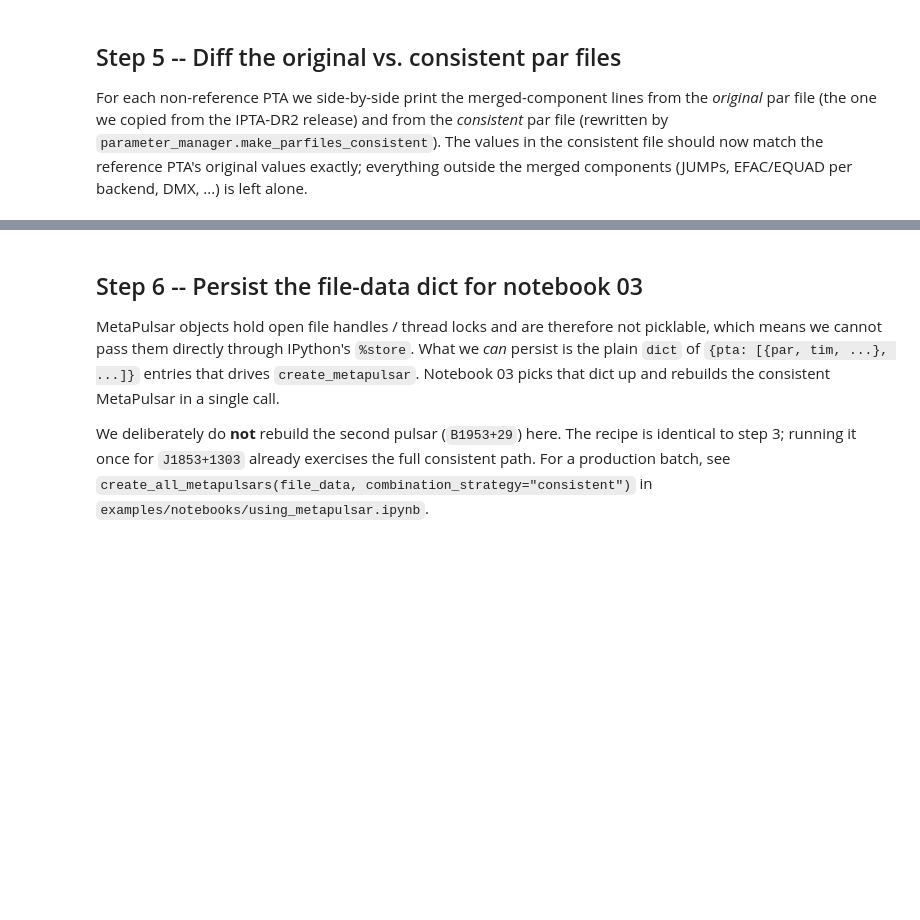
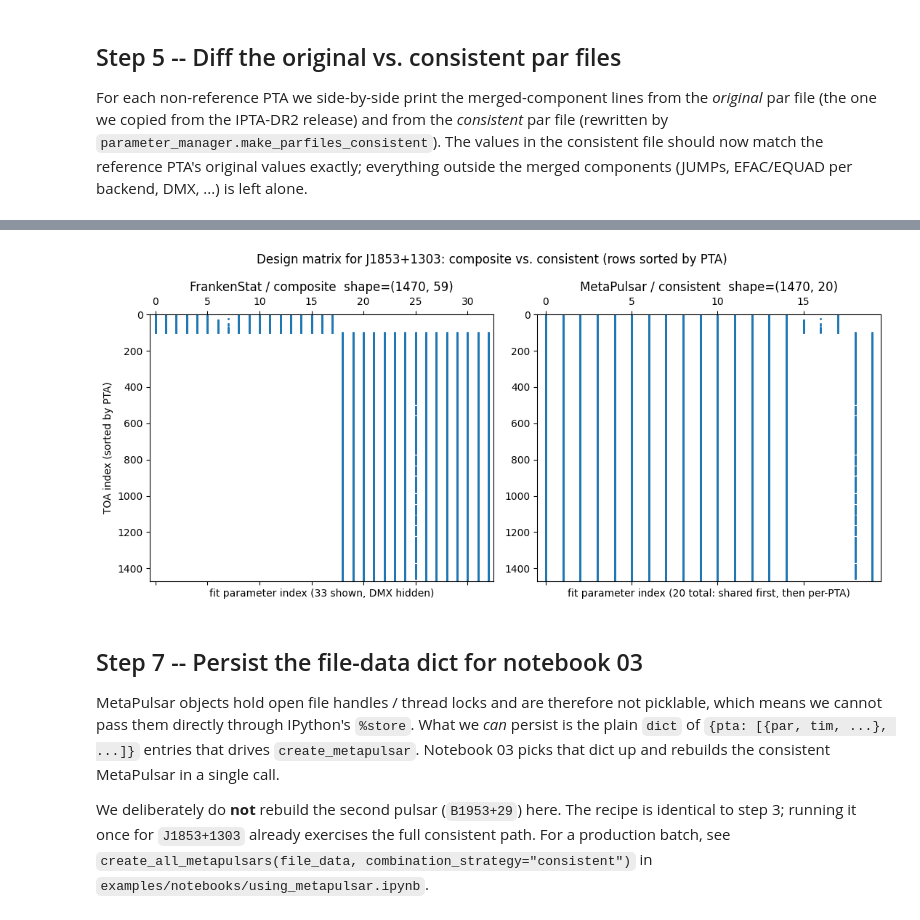
Before and after one commit to vhaasteren/metapulsar, a Jupyter notebook: examples/tutorial/02_metapulsar_consistent.ipynb, the cells around one changed output, grey strips where cells are left out. Saved outputs shown, nothing was run; the diff lists cells and outputs as text; code cells hidden in the pictures; blank space fills up the shorter version.

Commit message:
Updated visualization of the consistent blocks

```diff
--- a/examples/tutorial/02_metapulsar_consistent.ipynb
+++ b/examples/tutorial/02_metapulsar_consistent.ipynb
@@ -216,0 +225,6 @@ for pta in non_ref_ptas:
+# %%
+# Create a composite MetaPulsar (FrankenStat), equal to the consistent one above
+mp_composite = create_metapulsar(
+    file_data=single_pulsar_data,
+    combination_strategy="composite",
+)
@@ -217,5 +277,36 @@ for pta in non_ref_ptas:
+# %%
+# Sort TOAs by PTA so the per-PTA blocks stack vertically
+# (same convention as the FrankenPulsar in 01_frankenstat_composite.ipynb)
+isort_composite = np.argsort(mp_composite.flags["pta"], kind="stable")
+isort_consistent = np.argsort(mp_consistent.flags["pta"], kind="stable")
+
+fig, (ax_comp, ax_cons) = plt.subplots(1, 2, figsize=(11, 5), sharey=False)
+
+ax_comp.spy(
+    mp_composite.Mmat[np.ix_(isort_composite, comp_cols)] != 0,
+    aspect="auto",
+    markersize=1,
+)
+ax_comp.set_title(f"FrankenStat / composite  shape={mp_composite.Mmat.shape}")
+ax_comp.set_xlabel(f"fit parameter index ({len(comp_cols)} shown, DMX hidden)")
+ax_comp.set_ylabel("TOA index (sorted by PTA)")
+
+ax_cons.spy(
+    mp_consistent.Mmat[np.ix_(isort_consistent, cons_cols)] != 0,
+    aspect="auto",
+    markersize=1,
+)
+ax_cons.set_title(f"MetaPulsar / consistent  shape={mp_consistent.Mmat.shape}")
+ax_cons.set_xlabel(
+    f"fit parameter index ({len(cons_cols)} total: shared first, then per-PTA)"
+)
+
+fig.suptitle(f"Design matrix for {TARGET}: composite vs. consistent (rows sorted by PTA)")
+fig.tight_layout()
+# %% [output]
+[figure, added]
 # %% [markdown]
-## Step 6 -- Persist the file-data dict for notebook 03
+## Step 7 -- Persist the file-data dict for notebook 03
 
 MetaPulsar objects hold open file handles / thread locks and are therefore not picklable, which means we cannot pass them directly through IPython's `%store`. What we *can* persist is the plain `dict` of `{pta: [{par, tim, ...}, ...]}` entries that drives `create_metapulsar`. Notebook 03 picks that dict up and rebuilds the consistent MetaPulsar in a single call.
 
```
Also changed, not shown: parts of 4 cells of this notebook, 1 other file.
